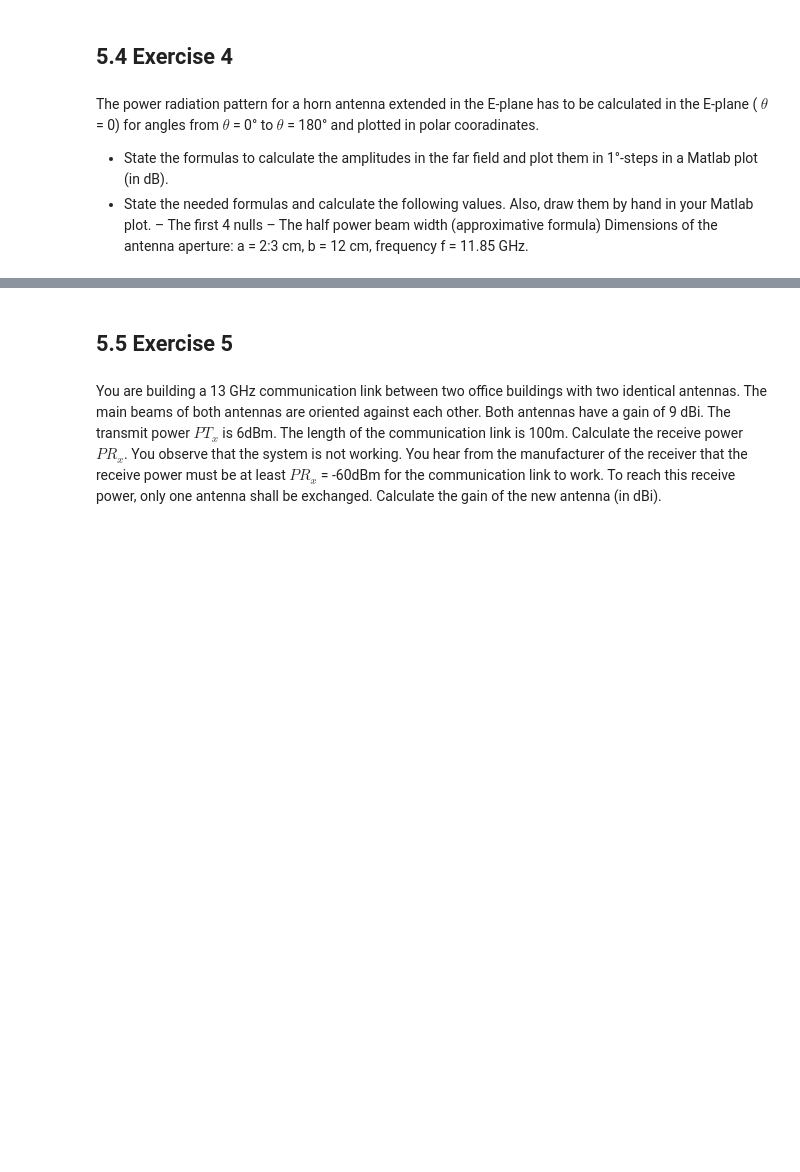
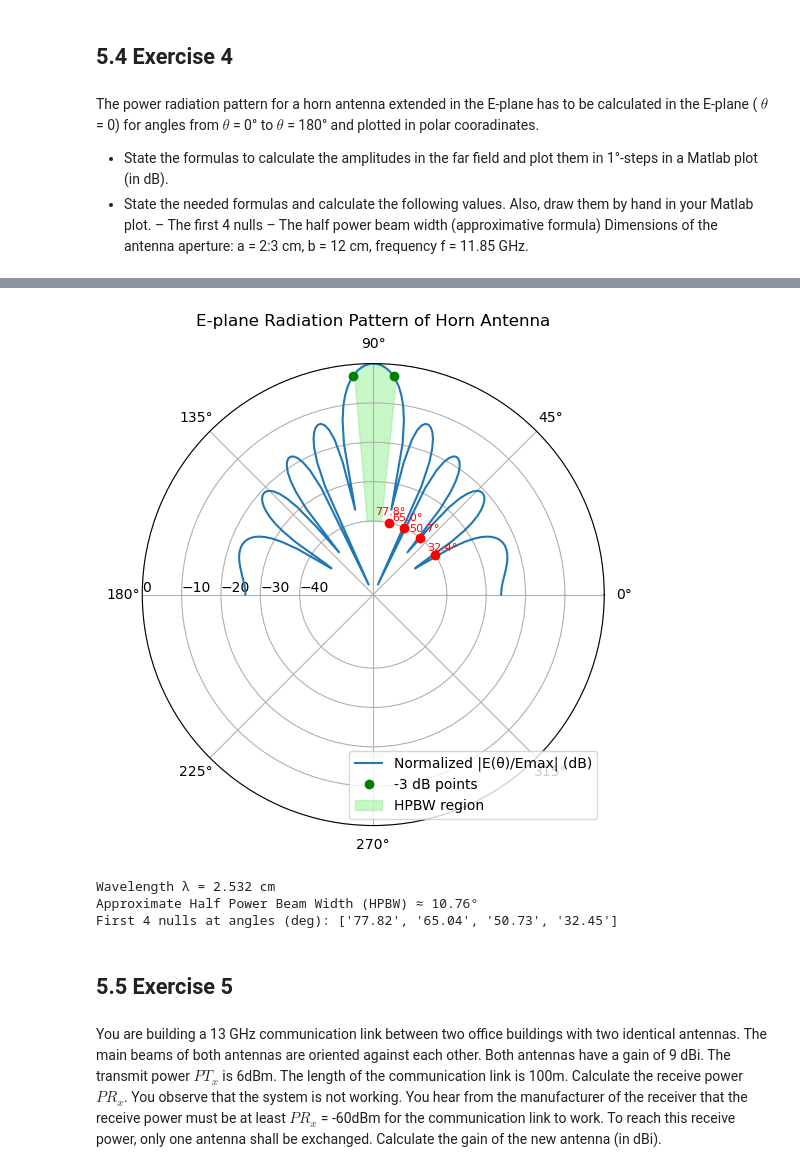
Before and after one commit to NortheLo/Microwave_Eng_Lab, a Jupyter notebook: Lab5_Antennas/Lab5_Antennas_Preliminary_Group1.ipynb, the cells around one changed output, grey strips where cells are left out. Saved outputs shown, nothing was run; the diff lists cells and outputs as text; code cells hidden in the pictures; blank space fills up the shorter version.

```diff
--- a/Lab5_Antennas/Lab5_Antennas_Preliminary_Group1.ipynb
+++ b/Lab5_Antennas/Lab5_Antennas_Preliminary_Group1.ipynb
@@ -153,3 +172,79 @@ Dimensions of the antenna aperture: a = 2:3 cm, b = 12 cm, frequency f = 11.85 G
+# %%
+import numpy as np
+import matplotlib.pyplot as plt
+
+# --- Constants ---
+c = 3e8  # speed of light in m/s
+f = 11.85e9  # frequency in Hz
+λ = c / f  # wavelength in meters
+b_prime = 0.12  # aperture size in the E-plane (in meters)
+beta = 2 * np.pi / λ  # wave number
+
+# --- Angular range (0° to 180°) ---
+theta_deg = np.arange(0, 181, 1)
+theta_rad = np.radians(theta_deg)
+
+# --- Compute B = (b' * beta * cos(theta)) / 2 ---
+B = (b_prime * beta * np.cos(theta_rad)) / 2
+B[B == 0] = 1e-12  # Avoid division by zero
+
+# --- Compute normalized far-field amplitude |U(theta)/Umax| = |sin(B)/B| ---
+U_norm = np.abs(np.sin(B) / B)
+U_dB = 20 * np.log10(U_norm / np.max(U_norm))  # normalized in dB
+
+# --- Compute approximate HPBW ---
+HPBW = 51 * λ / b_prime  # in degrees
+
+# --- Find first 4 nulls: B = nπ --> cos(θ_null) ---
+null_angles = []
+for n in range(1, 5):
+    B_null = n * np.pi
+    cos_theta_null = 2 * B_null / (b_prime * beta)
+    if np.abs(cos_theta_null) <= 1:
+        theta_null = np.degrees(np.arccos(cos_theta_null))
+        null_angles.append(theta_null)
+
+# --- Plot in polar coordinates ---
+fig = plt.figure(figsize=(8, 6))
+ax = fig.add_subplot(111, polar=True)
+
+# Plot radiation pattern
+ax.plot(np.radians(theta_deg), U_dB, label="Normalized |E(θ)/Emax| (dB)")
+
+# Mark nulls
+for angle in null_angles:
+    ax.plot(np.radians(angle), [-40], 'ro')
+    ax.text(np.radians(angle), -38, f'{angle:.1f}°', color='red', ha='center', fontsize=8)
+
+# Mark -3 dB points (HPBW limits)
+half_beam = HPBW / 2
+left_bound = 90 - half_beam
+right_bound = 90 + half_beam
+ax.plot(np.radians(left_bound), [-3], 'go', label='-3 dB points')
+ax.plot(np.radians(right_bound), [-3], 'go')
+
+# Shade HPBW region in light green
+theta_fill = np.radians(np.arange(int(left_bound), int(right_bound) + 1))
+radius_fill = np.interp(theta_fill, np.radians(theta_deg), U_dB)
+ax.fill_between(theta_fill, radius_fill, -40, color='lightgreen', alpha=0.5, label='HPBW region')
+
+# Final plot settings
+ax.set_title("E-plane Radiation Pattern of Horn Antenna", va='bottom')
+ax.set_rticks([-40, -30, -20, -10, 0])
+ax.set_rlabel_position(180)
+ax.grid(True)
+ax.legend(loc='lower right')
+plt.show()
+
+# --- Print Results ---
+print("Wavelength λ = {:.3f} cm".format(λ * 100))
+print("Approximate Half Power Beam Width (HPBW) ≈ {:.2f}°".format(HPBW))
+print("First 4 nulls at angles (deg):", [f"{a:.2f}" for a in null_angles])
+# %% [output]
+[figure, added]
+Wavelength λ = 2.532 cm
+Approximate Half Power Beam Width (HPBW) ≈ 10.76°
+First 4 nulls at angles (deg): ['77.82', '65.04', '50.73', '32.45']
 # %% [markdown]
 ## 5.5 Exercise 5
 # %% [markdown]
```
Also changed, not shown: parts of 7 cells of this notebook.
